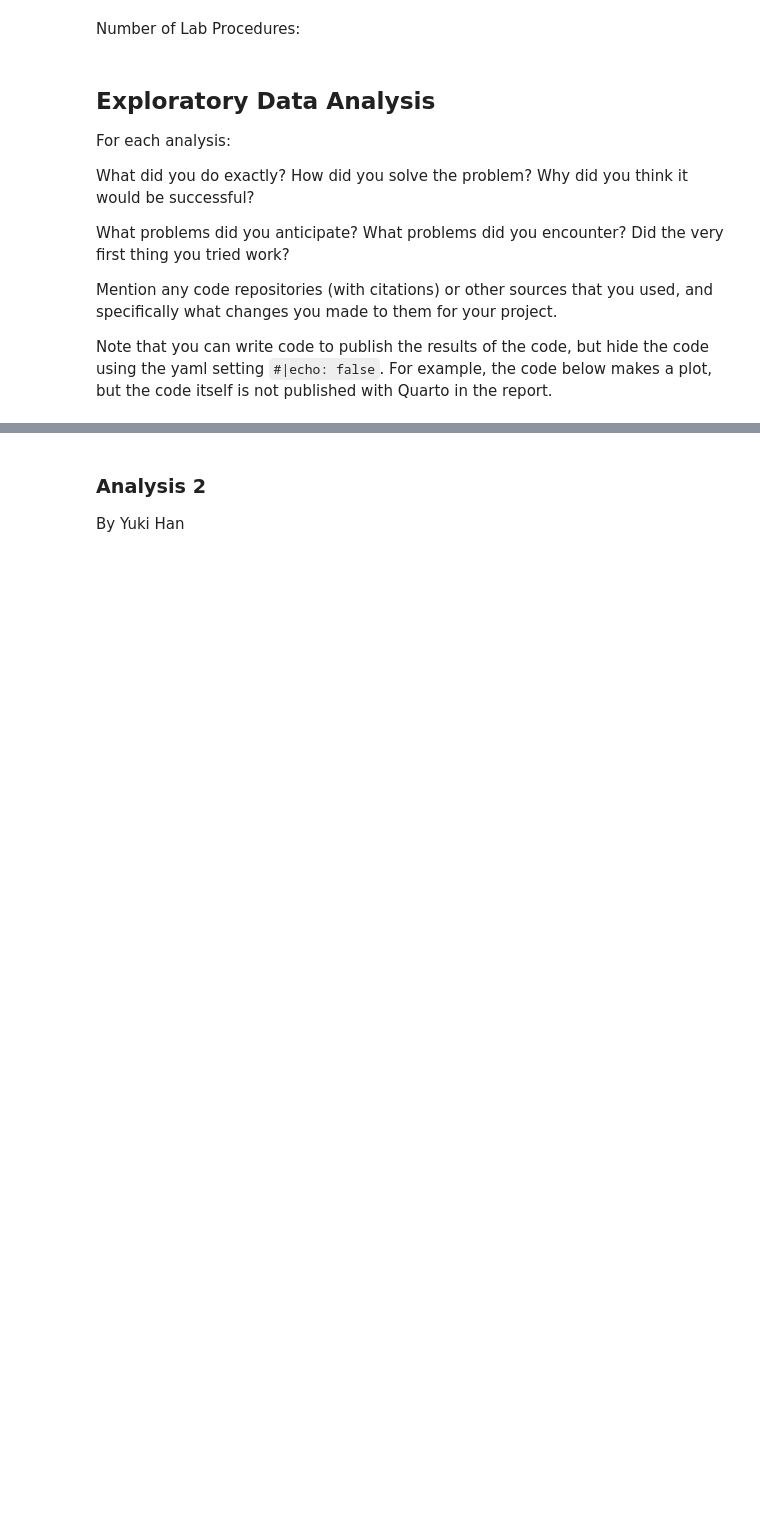
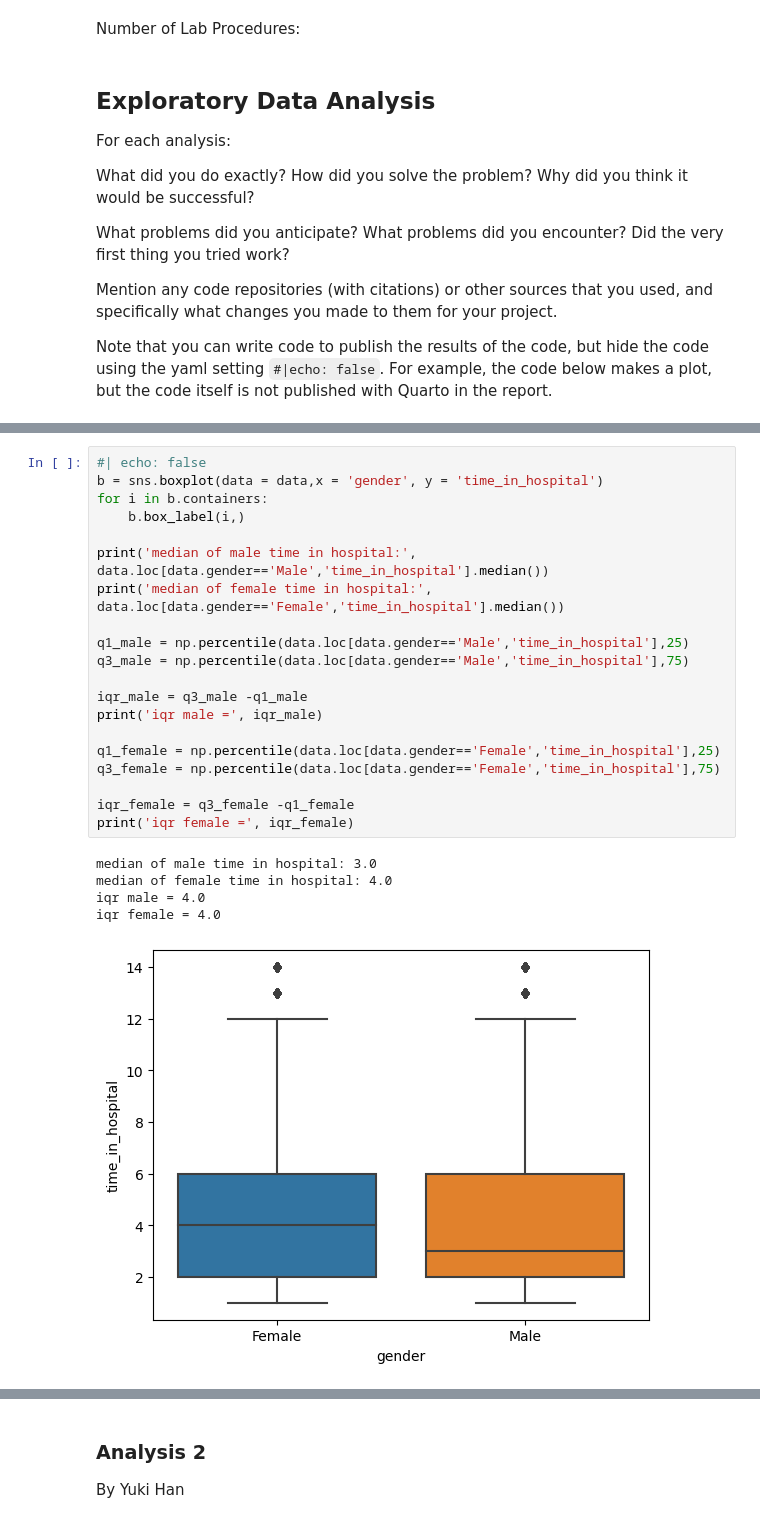
Before and after one commit to Chimichongo/STAT303_GROUP, a Jupyter notebook: Project_Report_Womp.ipynb, the cells around one changed output, grey strips where cells are left out. Drawn from its saved outputs; the diff is of its cells as text; blank space fills up the shorter version.

```diff
--- a/Project_Report_Womp.ipynb
+++ b/Project_Report_Womp.ipynb
@@ -157,0 +190,26 @@ Note that you can write code to publish the results of the code, but hide the co
+# %%
+#| echo: false
+b = sns.boxplot(data = data,x = 'gender', y = 'time_in_hospital')
+for i in b.containers:
+    b.box_label(i,)
+
+print('median of male time in hospital:', data.loc[data.gender=='Male','time_in_hospital'].median())
+print('median of female time in hospital:', data.loc[data.gender=='Female','time_in_hospital'].median())
+
+q1_male = np.percentile(data.loc[data.gender=='Male','time_in_hospital'],25)
+q3_male = np.percentile(data.loc[data.gender=='Male','time_in_hospital'],75)
+
+iqr_male = q3_male -q1_male
+print('iqr male =', iqr_male)
+
+q1_female = np.percentile(data.loc[data.gender=='Female','time_in_hospital'],25)
+q3_female = np.percentile(data.loc[data.gender=='Female','time_in_hospital'],75)
+
+iqr_female = q3_female -q1_female
+print('iqr female =', iqr_female)
+# %% [output]
+median of male time in hospital: 3.0
+median of female time in hospital: 4.0
+iqr male = 4.0
+iqr female = 4.0
+[figure, added]
```
Also changed, not shown: parts of 12 cells of this notebook.
